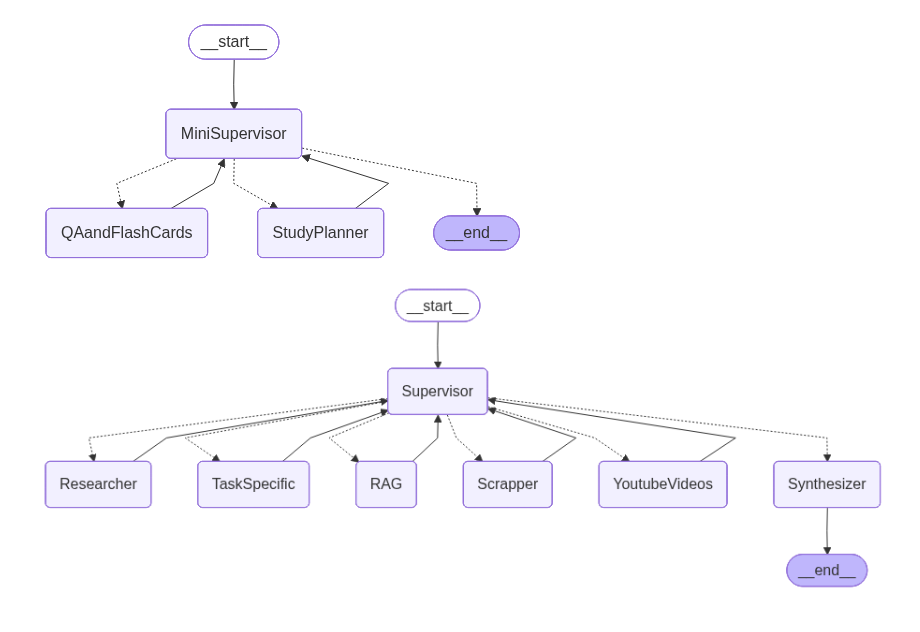
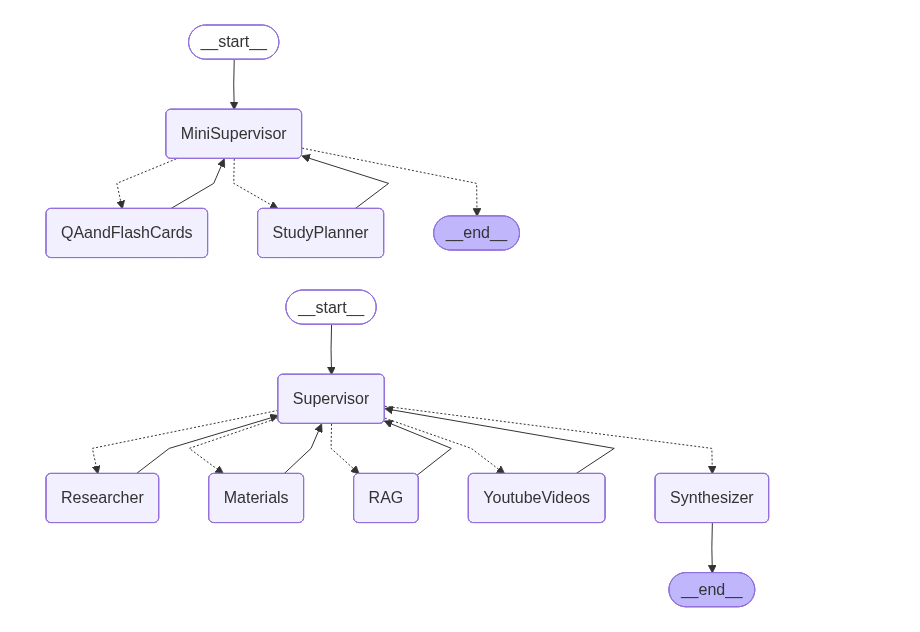
Before and after one commit to abhishektimsina01/AITutor, a Jupyter notebook: AITutor.ipynb, the cells around one changed output. Saved outputs shown, nothing was run; the diff lists cells and outputs as text; code cells hidden in the pictures.

```diff
--- a/AITutor.ipynb
+++ b/AITutor.ipynb
@@ -126,30 +121,34 @@ task_agent_with_tool = llm.bind_tools(task_specific_tools)
 # %%
 # BaseModels
+
+class SubGoal(BaseModel):
+    '''provided by the supervisor to the user'''
+    pass
+
 class Task(BaseModel):
+    '''contains data of each data'''
     id : int = Field(description="id of the step")
     goal : int = Field(description="goal that the user needs to reach after reding the task's answer")
-    research_flag : bool = Field(...)
+    research_flag : bool = Field("True if research tool is required and False if not")
+
 
 class Plan(BaseModel):
-    title : str = Field(description="this contains the title of the plan")
+    '''contains title of the sub-goal provided by the supervisor'''
+    sub_goal : str
     task : List[Task]
 
 class Research_agent_type(BaseModel):
-    goal : str = Field(description="the goal that is given by the supervisor agent to complete")
     plan : Plan
 
-class SubGoal(BaseModel):
-    pass
 
 class RAG_agent_type(BaseModel):
     pass
 
-class Scrapper_agent_type(BaseModel):
-    pass
 
 class Youtube_agent_type(BaseModel):
     pass
 
+
 class Task_specific_type(BaseModel):
     pass
 # %%
@@ -157,18 +156,18 @@ class Task_specific_type(BaseModel):
 
 class State(TypedDict):
     goal : str
-    title : Optional[str]
+    title : str
     need_RAG : bool
     research_agent : Research_agent_type
-    Scrapper_agent : Scrapper_agent_type
     Youtube_agent : Youtube_agent_type
     Task_specific : Task_specific_type
 
 class ResearchState(TypedDict):
+
+    goal : str
     work : Research_agent_type
 
-
-class TaskSpecificState(TypedDict):
+class MaterialsState(TypedDict):
     pass
 
 class RAGState(TypedDict):
@@ -253,7 +248,7 @@ def YoutubeVideos(state : State):
     pass
 # %%
 # FOR THE YOUTUBEVIDEOS NODE
-def TaskSpecific(state : State):
+def Materials(state : State):
     # We make subgraph as it will contain multiple agents in side the TaskSpecific agent:
     # Sub-Supervisor
     # Worker Agents:
@@ -286,24 +281,22 @@ def AgentSelection(state : State):
 # %%
 graph = StateGraph(State)
 graph.add_node("Supervisor", Supervisor)
 graph.add_node("Researcher", Researcher)
-graph.add_node("TaskSpecific", TaskSpecific)
+graph.add_node("Materials", Materials)
 graph.add_node("RAG", RAG)
-graph.add_node("Scrapper", Scrapper)
 graph.add_node("YoutubeVideos", YoutubeVideos)
 graph.add_node("Synthesizer", Synthesizer)
 
 graph.add_edge(START, "Supervisor")
-graph.add_conditional_edges("Supervisor", AgentSelection, {"Researcher" : "Researcher", "RAG" : "RAG", "Scrapper" : "Scrapper", "YoutubeVideos" : "YoutubeVideos", "TaskSpecific" : "TaskSpecific", "Synthesizer" : "Synthesizer"})
+graph.add_conditional_edges("Supervisor", AgentSelection, {"Researcher" : "Researcher", "RAG" : "RAG", "YoutubeVideos" : "YoutubeVideos", "Materials" : "Materials", "Synthesizer" : "Synthesizer"})
 graph.add_edge("Researcher", "Supervisor")
 graph.add_edge("RAG", "Supervisor")
-graph.add_edge("Scrapper", "Supervisor")
-graph.add_edge("TaskSpecific", "Supervisor")
+graph.add_edge("Materials", "Supervisor")
 graph.add_edge("YoutubeVideos", "Supervisor")
 graph.add_edge("Synthesizer", END)
 
 MainGraph = graph.compile()
 
 MainGraph
 # %% [output]
-[figure, old version]
+[figure, new version]
```
Also changed, not shown: parts of 7 cells of this notebook.
